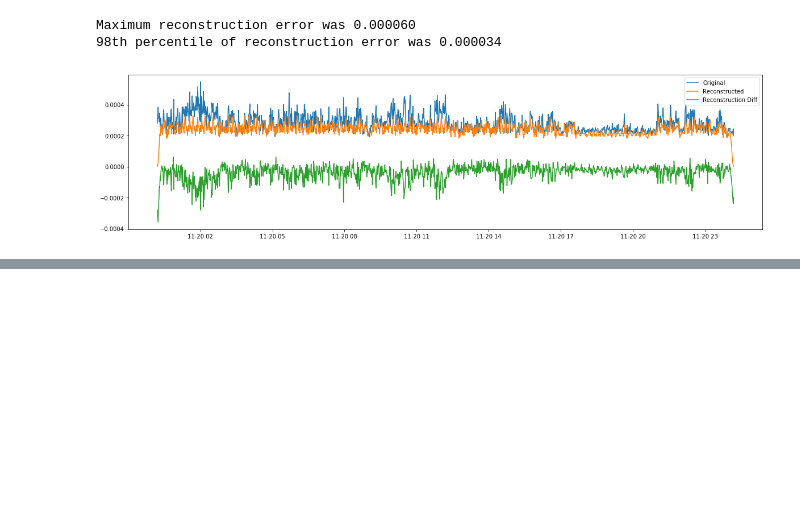
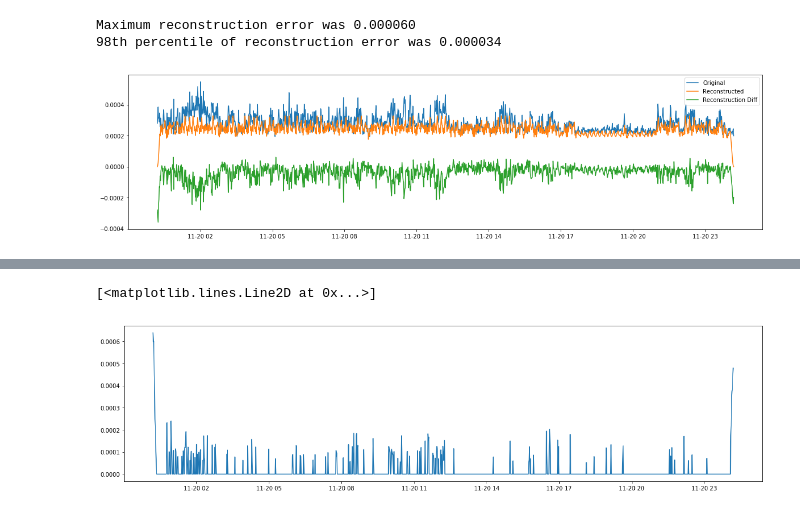
Before and after one commit to xw0078/ub_fall17_seb, a Jupyter notebook: Dataset Overview and Anomaly Detection.ipynb, the cells around one changed output, grey strips where cells are left out. Cells and saved outputs as stored; diff of their text form; code cells hidden in the pictures; blank space fills up the shorter version.

```diff
--- a/Dataset Overview and Anomaly Detection.ipynb
+++ b/Dataset Overview and Anomaly Detection.ipynb
@@ -437,0 +462,14 @@ Maximum reconstruction error was 0.000174
+# %%
+overlay = []
+for i in range(0,1440):
+    if  r_ch1[i] > 0 and r_ch2[i] > 0 and r_ch1[3] > 0:
+        mean = (r_ch1[i] + r_ch2[i] +r_ch3[i])/3
+        overlay.append(mean)
+    else:
+        overlay.append(0)
+plt.figure(figsize=(20, 5))
+ax = plt.axes()
+plt.plot(df_nov20_1m["Timestamp"][0:n_plot_samples],overlay[0:n_plot_samples], label="overlay")
+# %% [output]
+[<matplotlib.lines.Line2D at 0x...>]
+[figure, added]
```
Also changed, not shown: parts of 21 cells of this notebook, 2 other files.
